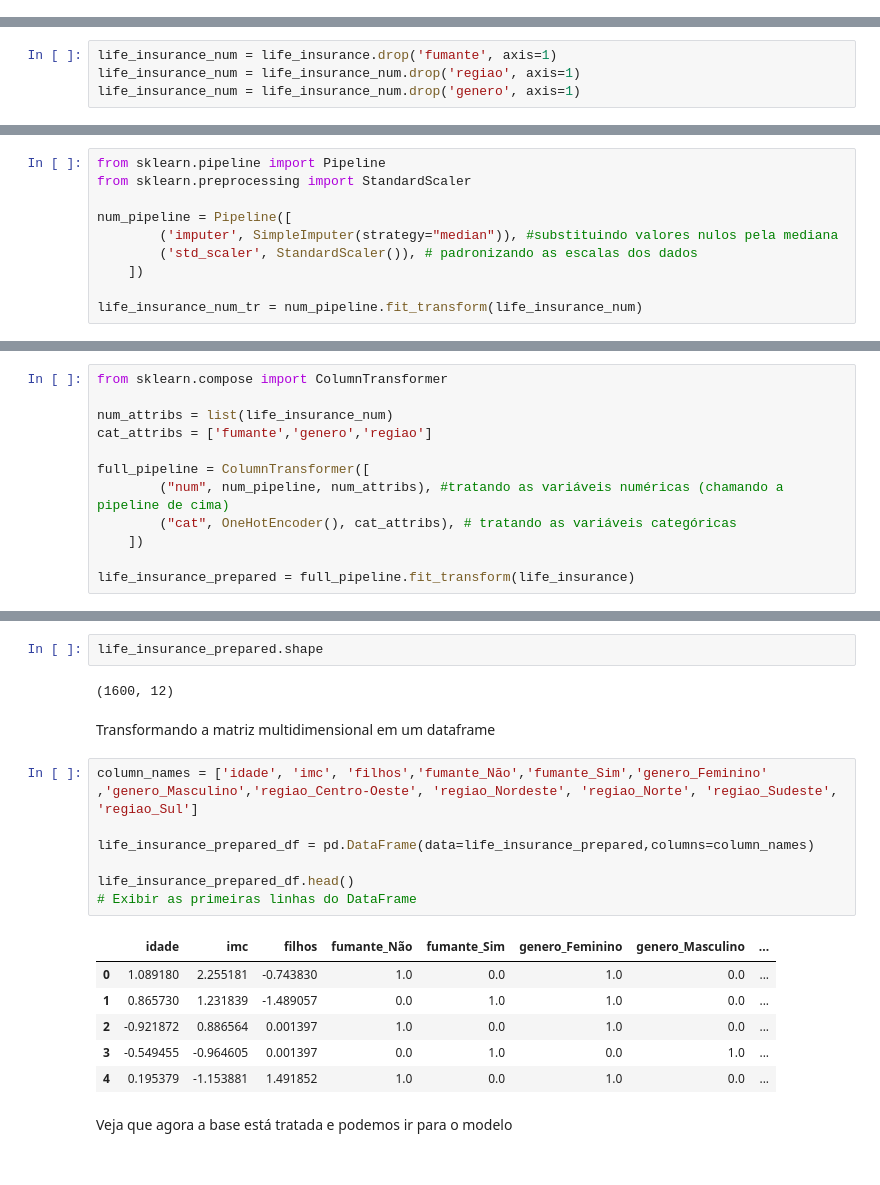
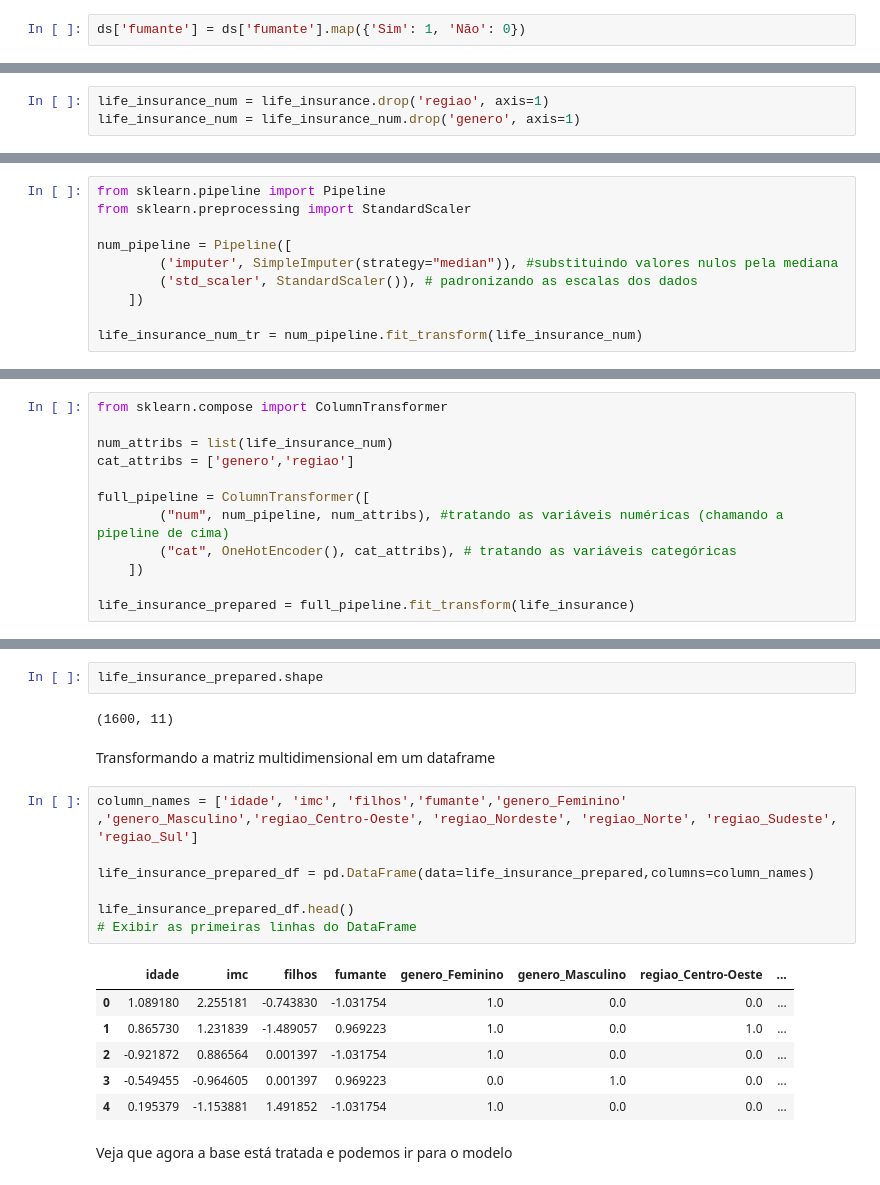
Before and after one commit to FelipeMouraMonteiro/TechChallenge_Fase1, a Jupyter notebook: tech_challenge.ipynb, the cells around one changed output, grey strips where cells are left out. Drawn from its saved outputs; the diff is of its cells as text.

```diff
--- a/tech_challenge.ipynb
+++ b/tech_challenge.ipynb
@@ -102,3 +104,5 @@ dtype: int64
+# %%
+ds['fumante'] = ds['fumante'].map({'Sim': 1, 'Não': 0})
 # %%
 ds.describe()
 # %% [output]
@@ -324,8 +336,7 @@ except ImportError:
 
 imputer = SimpleImputer(strategy="median")
 # %%
-life_insurance_num = life_insurance.drop('fumante', axis=1)
-life_insurance_num = life_insurance_num.drop('regiao', axis=1)
+life_insurance_num = life_insurance.drop('regiao', axis=1)
 life_insurance_num = life_insurance_num.drop('genero', axis=1)
 # %%
 life_insurance_num.head()
@@ -460,7 +476,7 @@ array([[ 1.08918020e+00,  2.25518143e+00, -7.43830050e-01],
 from sklearn.compose import ColumnTransformer
 
 num_attribs = list(life_insurance_num)
-cat_attribs = ['fumante','genero','regiao']
+cat_attribs = ['genero','regiao']
 
 full_pipeline = ColumnTransformer([
         ("num", num_pipeline, num_attribs), #tratando as variáveis numéricas (chamando a pipeline de cima)
@@ -491,24 +507,24 @@ life_insurance
 # %%
 life_insurance_prepared.shape
 # %% [output]
-(1600, 12)
+(1600, 11)
 # %% [markdown]
 Transformando a matriz multidimensional em um dataframe
 # %%
-column_names = ['idade', 'imc', 'filhos','fumante_Não','fumante_Sim','genero_Feminino'
+column_names = ['idade', 'imc', 'filhos','fumante','genero_Feminino'
 ,'genero_Masculino','regiao_Centro-Oeste', 'regiao_Nordeste', 'regiao_Norte', 'regiao_Sudeste', 'regiao_Sul']
 
 life_insurance_prepared_df = pd.DataFrame(data=life_insurance_prepared,columns=column_names)
 
 life_insurance_prepared_df.head()
 # Exibir as primeiras linhas do DataFrame
 # %% [output]
-|  | idade | imc | filhos | fumante_Não | fumante_Sim | genero_Feminino | genero_Masculino | ... |
-| 0 | 1.089180 | 2.255181 | -0.743830 | 1.0 | 0.0 | 1.0 | 0.0 | ... |
-| 1 | 0.865730 | 1.231839 | -1.489057 | 0.0 | 1.0 | 1.0 | 0.0 | ... |
-| 2 | -0.921872 | 0.886564 | 0.001397 | 1.0 | 0.0 | 1.0 | 0.0 | ... |
-| 3 | -0.549455 | -0.964605 | 0.001397 | 0.0 | 1.0 | 0.0 | 1.0 | ... |
-| 4 | 0.195379 | -1.153881 | 1.491852 | 1.0 | 0.0 | 1.0 | 0.0 | ... |
+|  | idade | imc | filhos | fumante | genero_Feminino | genero_Masculino | regiao_Centro-Oeste | ... |
+| 0 | 1.089180 | 2.255181 | -0.743830 | -1.031754 | 1.0 | 0.0 | 0.0 | ... |
+| 1 | 0.865730 | 1.231839 | -1.489057 | 0.969223 | 1.0 | 0.0 | 1.0 | ... |
+| 2 | -0.921872 | 0.886564 | 0.001397 | -1.031754 | 1.0 | 0.0 | 0.0 | ... |
+| 3 | -0.549455 | -0.964605 | 0.001397 | 0.969223 | 0.0 | 1.0 | 0.0 | ... |
+| 4 | 0.195379 | -1.153881 | 1.491852 | -1.031754 | 1.0 | 0.0 | 0.0 | ... |
 # %% [markdown]
 Veja que agora a base está tratada e podemos ir para o modelo
 # %%
```
Also changed, not shown: parts of 20 cells of this notebook.
